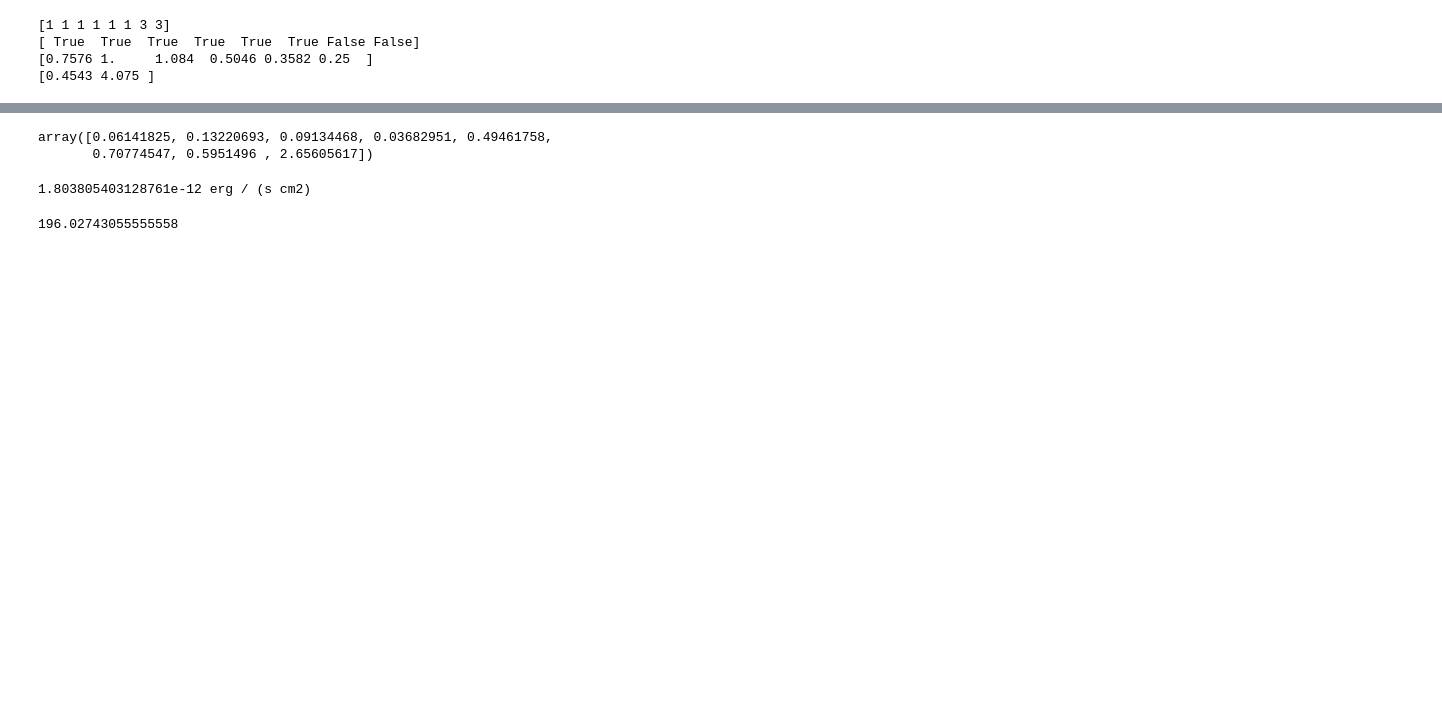
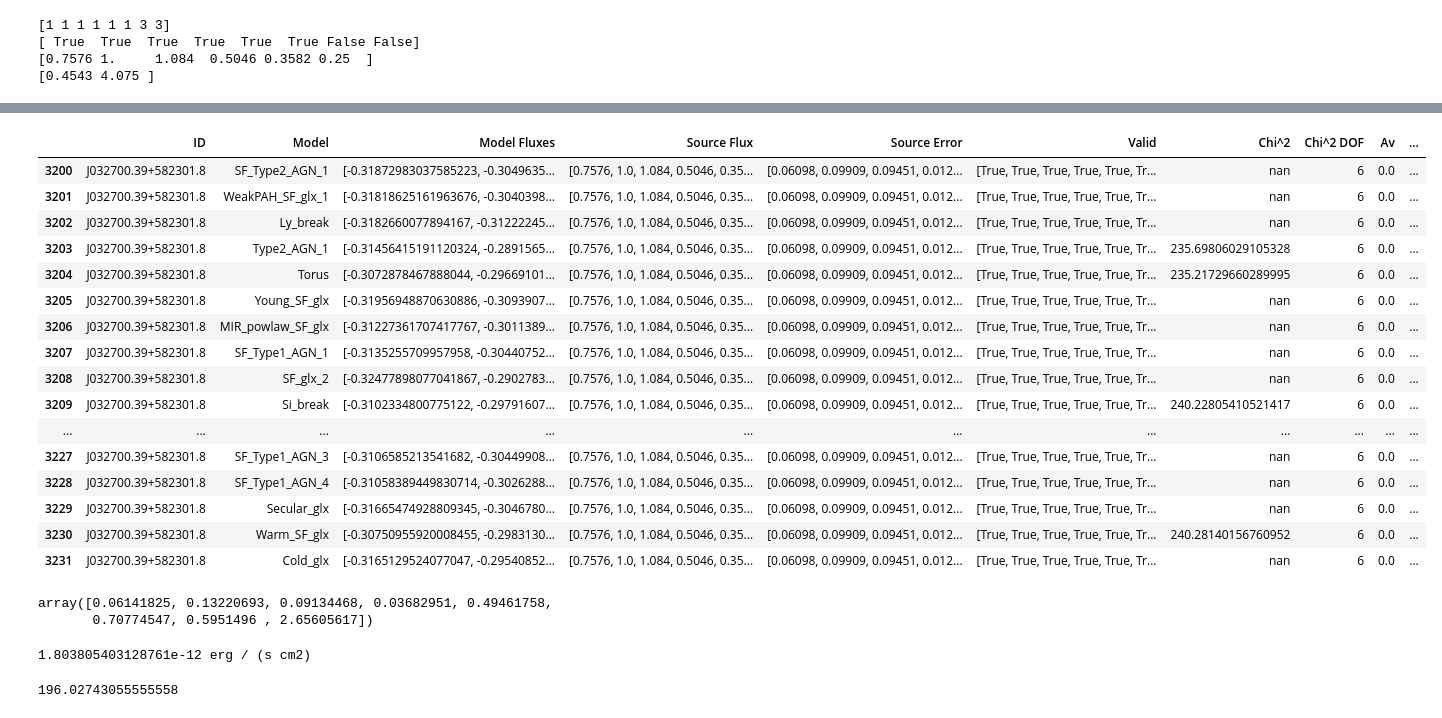
Before and after one commit to jridenba/REU-Notebooks, a Jupyter notebook: SESNA Galactic Fitting.ipynb, the cells around one changed output, grey strips where cells are left out. Drawn from its saved outputs; the diff is of its cells as text; code cells hidden in the pictures; blank space fills up the shorter version.

```diff
--- a/SESNA Galactic Fitting.ipynb
+++ b/SESNA Galactic Fitting.ipynb
@@ -173,3 +218,23 @@ savables[savables['Chi^2 DOF']>=4].sort_values(by='Chi^2')
+# %%
+savables[savables['ID'] == 'J032700.39+582301.8']
+# %% [output]
+|  | ID | Model | Model Fluxes | Source Flux | Source Error | Valid | Chi^2 | Chi^2 DOF | Av | ... |
+| 3200 | J032700.39+582301.8 | SF_Type2_AGN_1 | [-0.31872983037585223, -0.3049635... | [0.7576, 1.0, 1.084, 0.5046, 0.35... | [0.06098, 0.09909, 0.09451, 0.012... | [True, True, True, True, True, Tr... | nan | 6 | 0.0 | ... |
+| 3201 | J032700.39+582301.8 | WeakPAH_SF_glx_1 | [-0.31818625161963676, -0.3040398... | [0.7576, 1.0, 1.084, 0.5046, 0.35... | [0.06098, 0.09909, 0.09451, 0.012... | [True, True, True, True, True, Tr... | nan | 6 | 0.0 | ... |
+| 3202 | J032700.39+582301.8 | Ly_break | [-0.3182660077894167, -0.31222245... | [0.7576, 1.0, 1.084, 0.5046, 0.35... | [0.06098, 0.09909, 0.09451, 0.012... | [True, True, True, True, True, Tr... | nan | 6 | 0.0 | ... |
+| 3203 | J032700.39+582301.8 | Type2_AGN_1 | [-0.31456415191120324, -0.2891565... | [0.7576, 1.0, 1.084, 0.5046, 0.35... | [0.06098, 0.09909, 0.09451, 0.012... | [True, True, True, True, True, Tr... | 235.69806029105328 | 6 | 0.0 | ... |
+| 3204 | J032700.39+582301.8 | Torus | [-0.3072878467888044, -0.29669101... | [0.7576, 1.0, 1.084, 0.5046, 0.35... | [0.06098, 0.09909, 0.09451, 0.012... | [True, True, True, True, True, Tr... | 235.21729660289995 | 6 | 0.0 | ... |
+| 3205 | J032700.39+582301.8 | Young_SF_glx | [-0.31956948870630886, -0.3093907... | [0.7576, 1.0, 1.084, 0.5046, 0.35... | [0.06098, 0.09909, 0.09451, 0.012... | [True, True, True, True, True, Tr... | nan | 6 | 0.0 | ... |
+| 3206 | J032700.39+582301.8 | MIR_powlaw_SF_glx | [-0.31227361707417767, -0.3011389... | [0.7576, 1.0, 1.084, 0.5046, 0.35... | [0.06098, 0.09909, 0.09451, 0.012... | [True, True, True, True, True, Tr... | nan | 6 | 0.0 | ... |
+| 3207 | J032700.39+582301.8 | SF_Type1_AGN_1 | [-0.3135255709957958, -0.30440752... | [0.7576, 1.0, 1.084, 0.5046, 0.35... | [0.06098, 0.09909, 0.09451, 0.012... | [True, True, True, True, True, Tr... | nan | 6 | 0.0 | ... |
+| 3208 | J032700.39+582301.8 | SF_glx_2 | [-0.32477898077041867, -0.2902783... | [0.7576, 1.0, 1.084, 0.5046, 0.35... | [0.06098, 0.09909, 0.09451, 0.012... | [True, True, True, True, True, Tr... | nan | 6 | 0.0 | ... |
+| 3209 | J032700.39+582301.8 | Si_break | [-0.3102334800775122, -0.29791607... | [0.7576, 1.0, 1.084, 0.5046, 0.35... | [0.06098, 0.09909, 0.09451, 0.012... | [True, True, True, True, True, Tr... | 240.22805410521417 | 6 | 0.0 | ... |
+| ... | ... | ... | ... | ... | ... | ... | ... | ... | ... | ... |
+| 3227 | J032700.39+582301.8 | SF_Type1_AGN_3 | [-0.3106585213541682, -0.30449908... | [0.7576, 1.0, 1.084, 0.5046, 0.35... | [0.06098, 0.09909, 0.09451, 0.012... | [True, True, True, True, True, Tr... | nan | 6 | 0.0 | ... |
+| 3228 | J032700.39+582301.8 | SF_Type1_AGN_4 | [-0.31058389449830714, -0.3026288... | [0.7576, 1.0, 1.084, 0.5046, 0.35... | [0.06098, 0.09909, 0.09451, 0.012... | [True, True, True, True, True, Tr... | nan | 6 | 0.0 | ... |
+| 3229 | J032700.39+582301.8 | Secular_glx | [-0.31665474928809345, -0.3046780... | [0.7576, 1.0, 1.084, 0.5046, 0.35... | [0.06098, 0.09909, 0.09451, 0.012... | [True, True, True, True, True, Tr... | nan | 6 | 0.0 | ... |
+| 3230 | J032700.39+582301.8 | Warm_SF_glx | [-0.30750955920008455, -0.2983130... | [0.7576, 1.0, 1.084, 0.5046, 0.35... | [0.06098, 0.09909, 0.09451, 0.012... | [True, True, True, True, True, Tr... | 240.28140156760952 | 6 | 0.0 | ... |
+| 3231 | J032700.39+582301.8 | Cold_glx | [-0.3165129524077047, -0.29540852... | [0.7576, 1.0, 1.084, 0.5046, 0.35... | [0.06098, 0.09909, 0.09451, 0.012... | [True, True, True, True, True, Tr... | nan | 6 | 0.0 | ... |
 # %%
 savables['Source Obj'][1218].error
 # %% [output]
```
Also changed, not shown: parts of 9 cells of this notebook, 2 other files.
